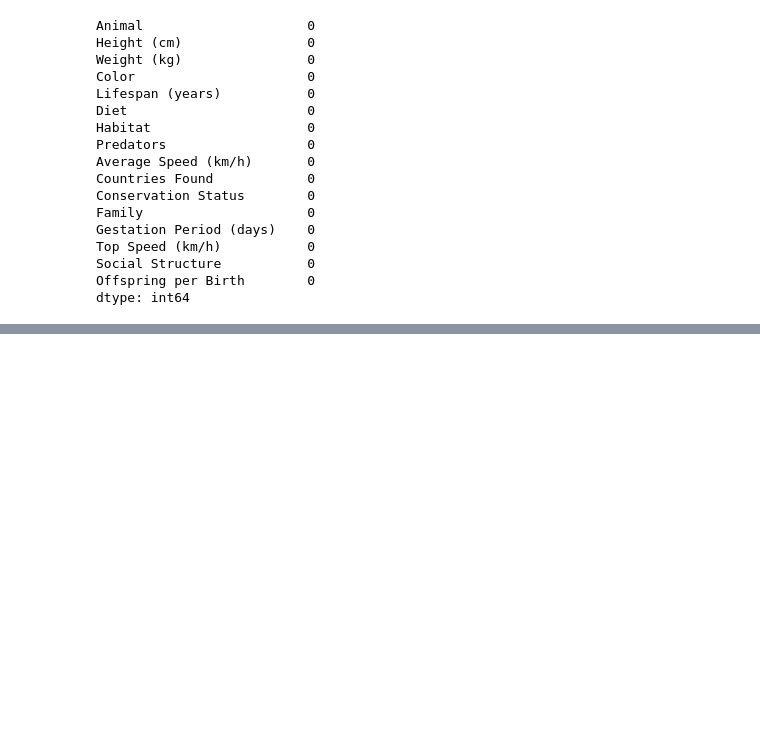
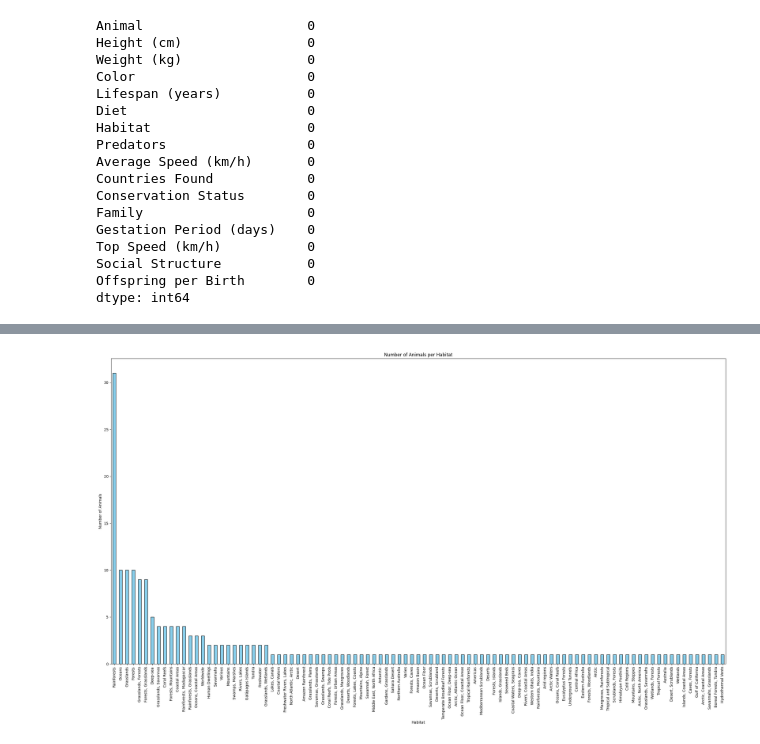
Before and after one commit to build-summer-2025/async-final-project-yellow-Nicolas, a Jupyter notebook: final_project_example.ipynb, the cells around one changed output, grey strips where cells are left out. Saved outputs shown, nothing was run; the diff lists cells and outputs as text; code cells hidden in the pictures; blank space fills up the shorter version.

```diff
--- a/final_project_example.ipynb
+++ b/final_project_example.ipynb
@@ -50,0 +62,14 @@ dtype: int64
+# %%
+habitat_counts = df["Habitat"].value_counts()
+
+# Plot bar chart
+plt.figure(figsize=(30, 15))
+habitat_counts.plot(kind="bar", color="skyblue", edgecolor="black")
+
+plt.title("Number of Animals per Habitat")
+plt.xlabel("Habitat")
+plt.ylabel("Number of Animals")
+plt.xticks(rotation=90)  # rotate labels if long
+plt.show()
+# %% [output]
+[figure, added]
```
Also changed, not shown: parts of 1 cell of this notebook.
